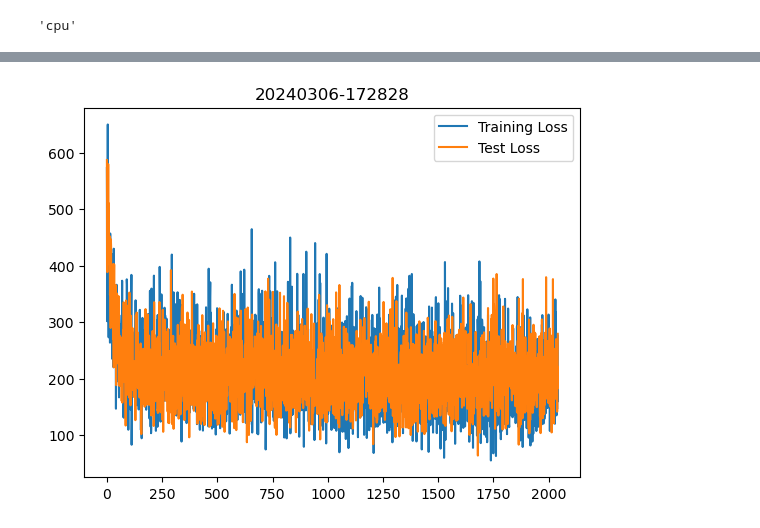
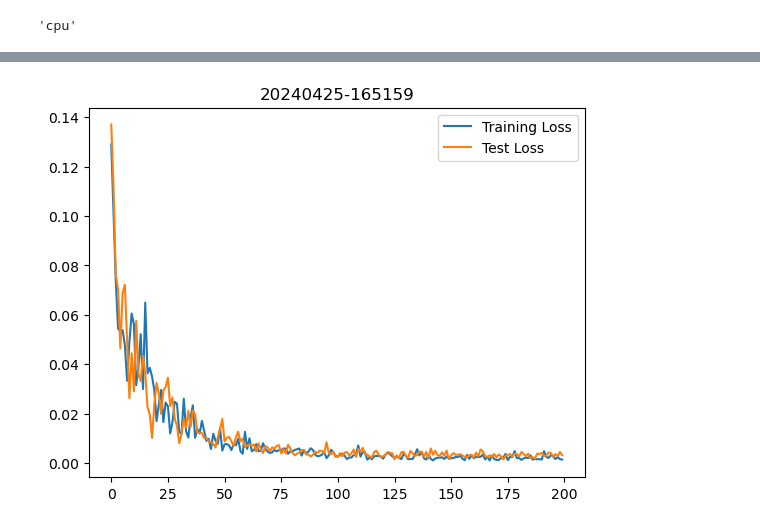
Before and after one commit to siddikayyappa/depression-risk-prediction, a Jupyter notebook: part-1/test.ipynb, the cells around one changed output, grey strips where cells are left out. Drawn from its saved outputs; the diff is of its cells as text; code cells hidden in the pictures.

```diff
--- a/part-1/test.ipynb
+++ b/part-1/test.ipynb
@@ -39,3 +39,10 @@ for i in range(len(words)):
 # %%
 X = word_embeddings
 Y = np.array([anew_dict[i] for i in words])
+# %%
+X = X - X.mean(axis=0)
+X = X / X.std(axis=0)
+# %%
+
+Y = (Y - Y.mean(axis =0))/Y.var(axis = 0)
+# SCaling the data -- large loss issues.
@@ -138,9 +148,9 @@ KeyboardInterrupt:
 # %%
-plt.plot(train_loss[1000:], label='Training Loss')
-plt.plot(test_loss[1000:], label='Test Loss')
+plt.plot(train_loss[:], label='Training Loss')
+plt.plot(test_loss[:], label='Test Loss')
 plt.legend()
 datestring = datetime.datetime.now().strftime("%Y%m%d-%H%M%S")
 plt.title(datestring)
 plt.savefig(f'./train_logs/{datestring}.png')
 # %% [output]
-[figure, old version]
+[figure, new version]
```
Also changed, not shown: parts of 3 cells of this notebook, 5 other files.
